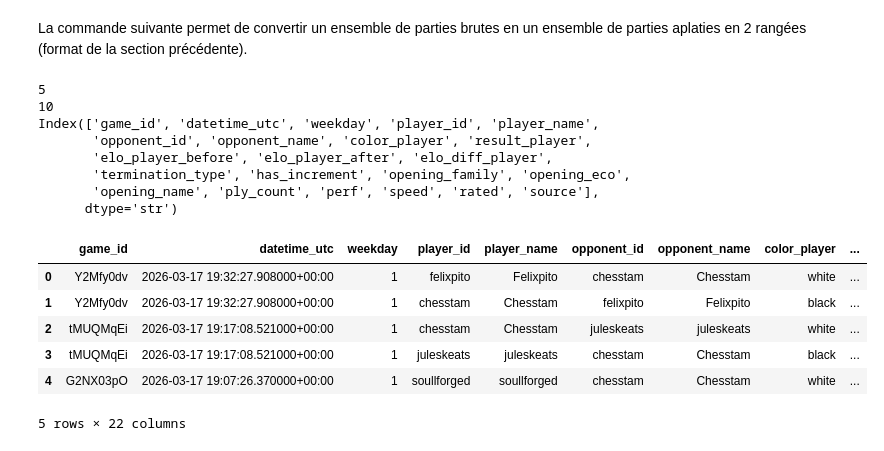
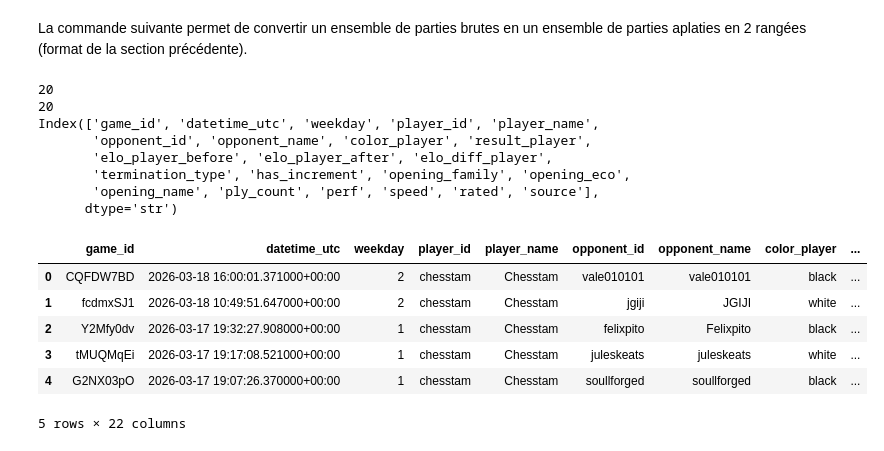
Before and after one commit to rmnlmr-3011/clustering_chess_player_lichess, a Jupyter notebook: notebooks/berserk_api_test.ipynb, the cells around one changed output. Cells and saved outputs as stored; diff of their text form; code cells hidden in the pictures.

```diff
--- a/notebooks/berserk_api_test.ipynb
+++ b/notebooks/berserk_api_test.ipynb
@@ -69,7 +69,7 @@ username = "Chesstam"
 
 games = client.games.export_by_player(
     username,
-    max=5,
+    max=20,
     perf_type="rapid",
     opening=True,
 )
@@ -226,28 +225,30 @@ La commande suivante permet de convertir un ensemble de parties brutes en un ens
 # %%
 from src.ingestion.build_player_games import build_player_games
 
 df_player_games = build_player_games(games)
+
+df_player_games = df_player_games[df_player_games["player_id"] == "chesstam"].reset_index(drop=True)
 
 print(len(games))
 
 print(len(df_player_games))
 
 print(df_player_games.columns)
 
 df_player_games.head()
 # %% [output]
-5
-10
+20
+20
 Index(['game_id', 'datetime_utc', 'weekday', 'player_id', 'player_name',
        'opponent_id', 'opponent_name', 'color_player', 'result_player',
        'elo_player_before', 'elo_player_after', 'elo_diff_player',
        'termination_type', 'has_increment', 'opening_family', 'opening_eco',
        'opening_name', 'ply_count', 'perf', 'speed', 'rated', 'source'],
       dtype='str')
 |  | game_id | datetime_utc | weekday | player_id | player_name | opponent_id | opponent_name | color_player | ... |
-| 0 | Y2Mfy0dv | 2026-03-17 19:32:27.908000+00:00 | 1 | felixpito | Felixpito | chesstam | Chesstam | white | ... |
-| 1 | Y2Mfy0dv | 2026-03-17 19:32:27.908000+00:00 | 1 | chesstam | Chesstam | felixpito | Felixpito | black | ... |
-| 2 | tMUQMqEi | 2026-03-17 19:17:08.521000+00:00 | 1 | chesstam | Chesstam | juleskeats | juleskeats | white | ... |
-| 3 | tMUQMqEi | 2026-03-17 19:17:08.521000+00:00 | 1 | juleskeats | juleskeats | chesstam | Chesstam | black | ... |
-| 4 | G2NX03pO | 2026-03-17 19:07:26.370000+00:00 | 1 | soullforged | soullforged | chesstam | Chesstam | white | ... |
+| 0 | CQFDW7BD | 2026-03-18 16:00:01.371000+00:00 | 2 | chesstam | Chesstam | vale010101 | vale010101 | black | ... |
+| 1 | fcdmxSJ1 | 2026-03-18 10:49:51.647000+00:00 | 2 | chesstam | Chesstam | jgiji | JGIJI | white | ... |
+| 2 | Y2Mfy0dv | 2026-03-17 19:32:27.908000+00:00 | 1 | chesstam | Chesstam | felixpito | Felixpito | black | ... |
+| 3 | tMUQMqEi | 2026-03-17 19:17:08.521000+00:00 | 1 | chesstam | Chesstam | juleskeats | juleskeats | white | ... |
+| 4 | G2NX03pO | 2026-03-17 19:07:26.370000+00:00 | 1 | chesstam | Chesstam | soullforged | soullforged | black | ... |
 5 rows × 22 columns
```
Also changed, not shown: parts of 20 cells of this notebook, 5 other files.
